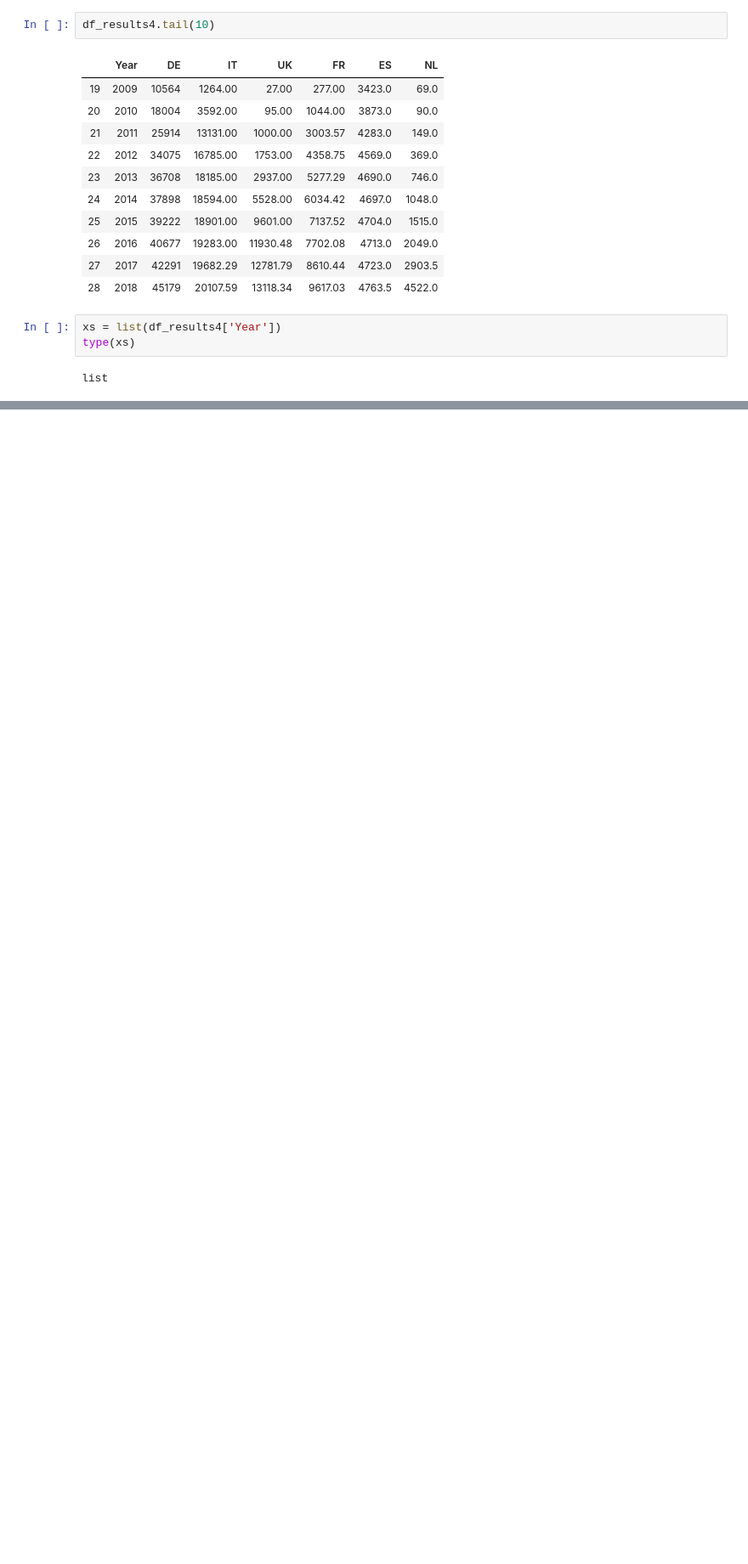
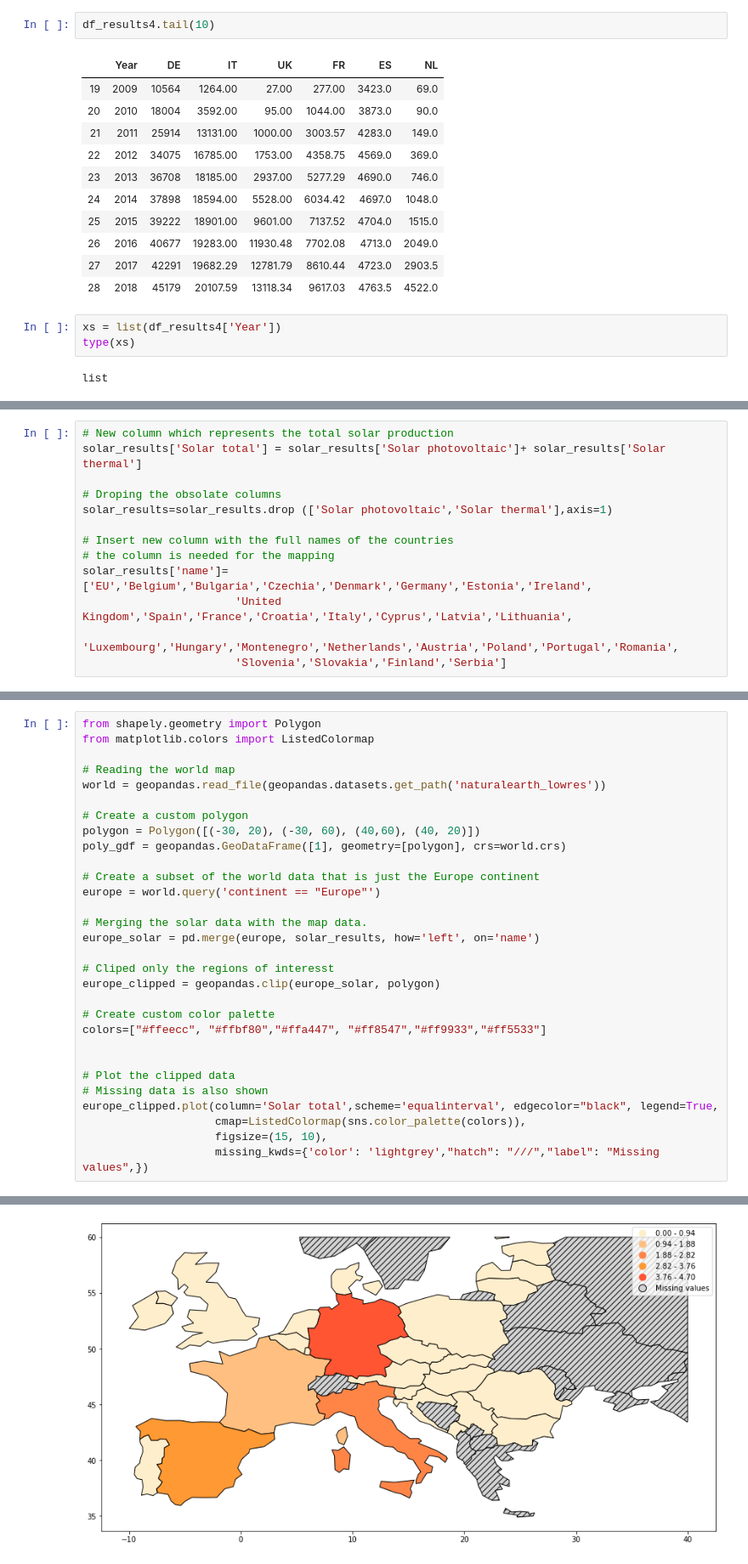
Before and after one commit to nlygar/renewable-energy-eu-statistics, a Jupyter notebook: renewable-energy-eu-statistics.ipynb, the cells around one changed output, grey strips where cells are left out. Shown: that part at 85% size. Saved outputs shown, nothing was run; the diff lists cells and outputs as text; blank space fills up the shorter version.

```diff
--- a/renewable-energy-eu-statistics.ipynb
+++ b/renewable-energy-eu-statistics.ipynb
@@ -711,0 +767,13 @@ df_results4.plot(x='Year', logy = True,ax=ax[1])
+# %%
+# New column which represents the total solar production
+solar_results['Solar total'] = solar_results['Solar photovoltaic']+ solar_results['Solar thermal']
+
+# Droping the obsolate columns
+solar_results=solar_results.drop (['Solar photovoltaic','Solar thermal'],axis=1)
+
+# Insert new column with the full names of the countries
+# the column is needed for the mapping
+solar_results['name']=['EU','Belgium','Bulgaria','Czechia','Denmark','Germany','Estonia','Ireland',
+                       'United Kingdom','Spain','France','Croatia','Italy','Cyprus','Latvia','Lithuania',
+                       'Luxembourg','Hungary','Montenegro','Netherlands','Austria','Poland','Portugal','Romania',
+                       'Slovenia','Slovakia','Finland','Serbia']
@@ -711,0 +789,31 @@ df_results4.plot(x='Year', logy = True,ax=ax[1])
+# %%
+from shapely.geometry import Polygon
+from matplotlib.colors import ListedColormap
+
+# Reading the world map
+world = geopandas.read_file(geopandas.datasets.get_path('naturalearth_lowres'))
+
+# Create a custom polygon
+polygon = Polygon([(-30, 20), (-30, 60), (40,60), (40, 20)])
+poly_gdf = geopandas.GeoDataFrame([1], geometry=[polygon], crs=world.crs)
+
+# Create a subset of the world data that is just the Europe continent
+europe = world.query('continent == "Europe"')
+
+# Merging the solar data with the map data.
+europe_solar = pd.merge(europe, solar_results, how='left', on='name')
+
+# Cliped only the regions of interesst
+europe_clipped = geopandas.clip(europe_solar, polygon)
+
+# Create custom color palette
+colors=["#ffeecc", "#ffbf80","#ffa447", "#ff8547","#ff9933","#ff5533"]
+
+
+# Plot the clipped data
+# Missing data is also shown
+europe_clipped.plot(column='Solar total',scheme='equalinterval', edgecolor="black", legend=True,
+                    cmap=ListedColormap(sns.color_palette(colors)),
+                    figsize=(15, 10),
+                    missing_kwds={'color': 'lightgrey',"hatch": "///","label": "Missing values",})
+# %% [output]
@@ -711,0 +821 @@ df_results4.plot(x='Year', logy = True,ax=ax[1])
+[figure, added]
```
Also changed, not shown: parts of 10 cells of this notebook, 1 other file.
